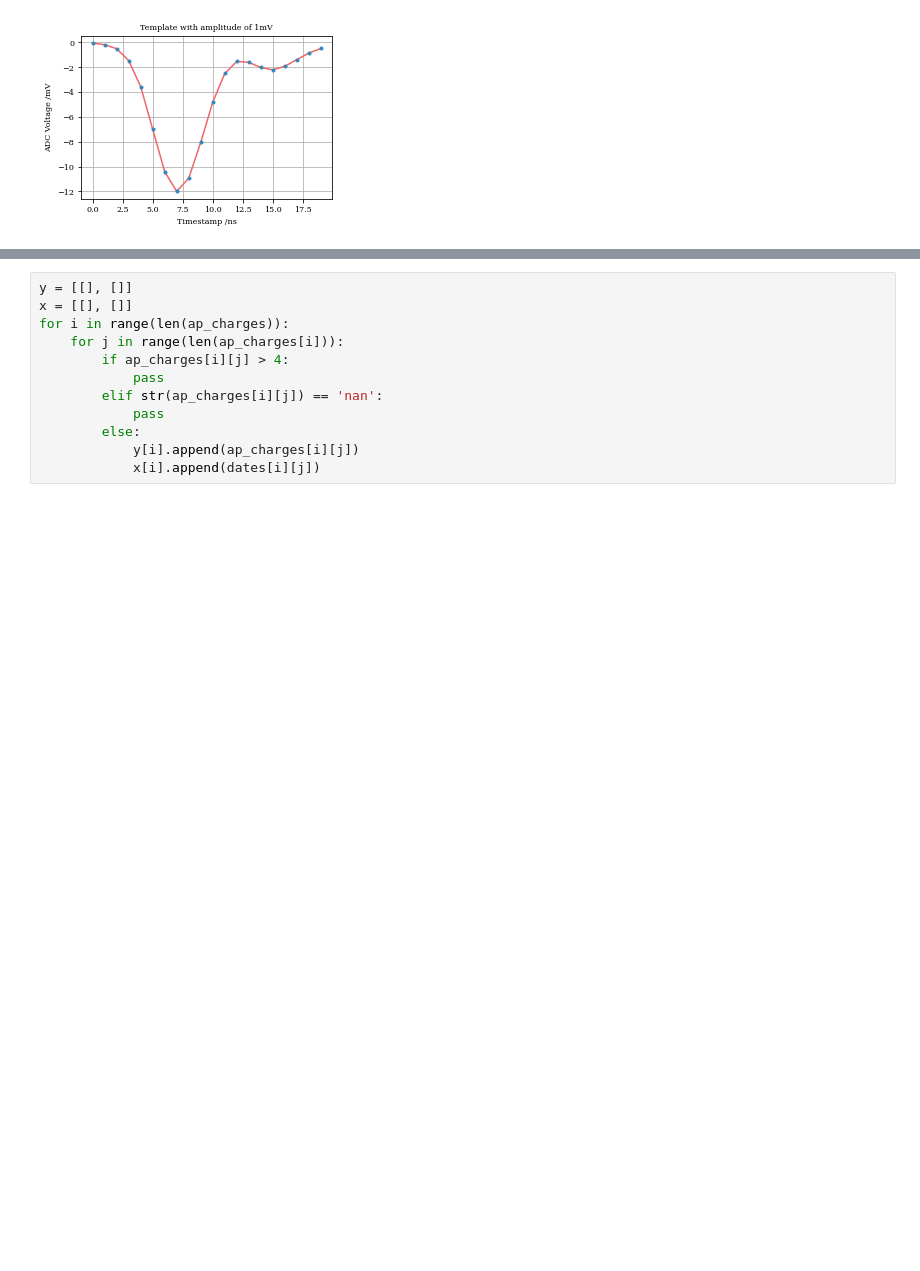
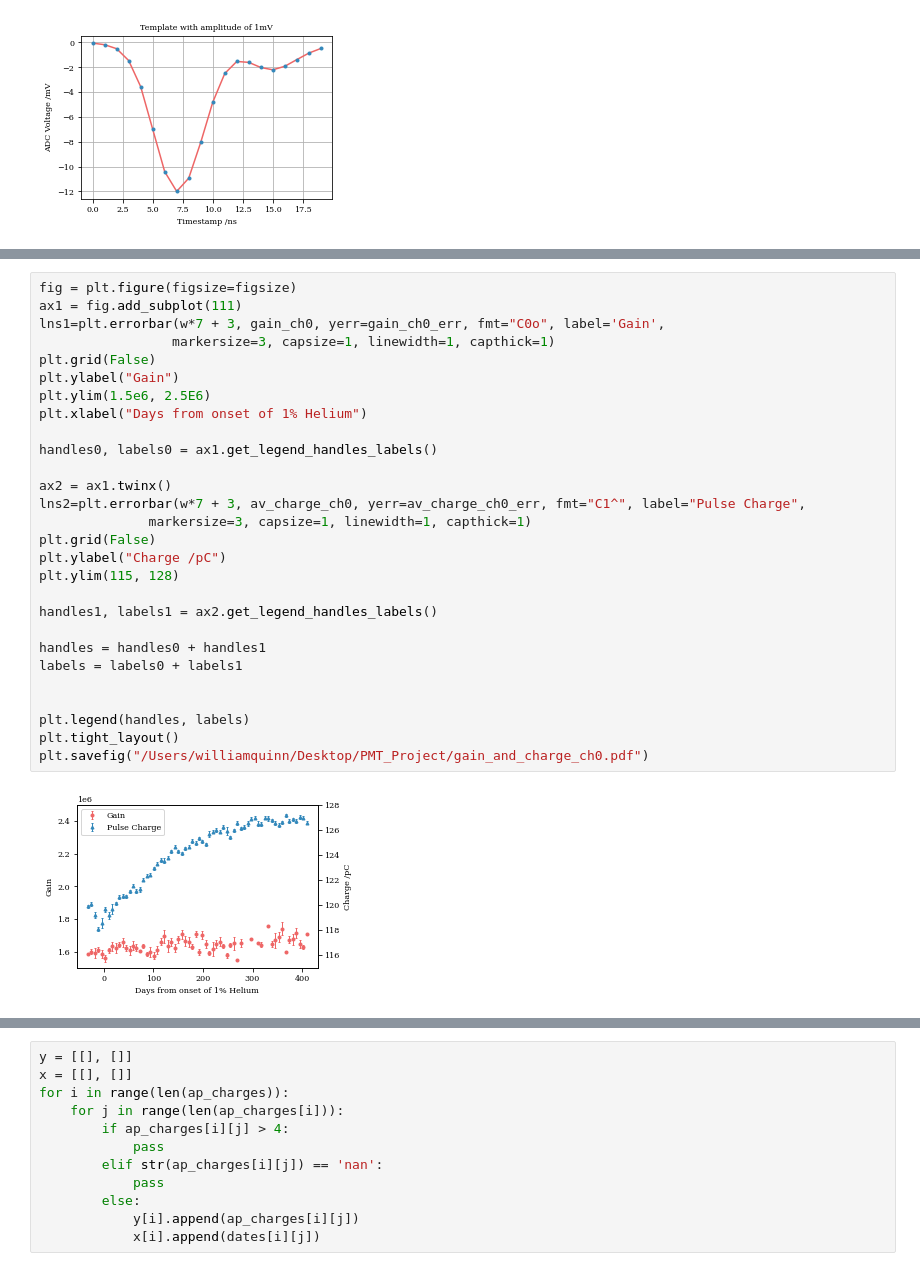
Before and after one commit to SuperNEMO-DBD/PMT-ShapeAnalysis, a Jupyter notebook: pmt_he_study/summary_files/notebooks/ap_charge.ipynb, the cells around one changed output, grey strips where cells are left out. Cells and saved outputs as stored; diff of their text form; blank space fills up the shorter version.

```diff
--- a/pmt_he_study/summary_files/notebooks/ap_charge.ipynb
+++ b/pmt_he_study/summary_files/notebooks/ap_charge.ipynb
@@ -107,3 +139,33 @@ plt.tight_layout()
+# %%
+fig = plt.figure(figsize=figsize)
+ax1 = fig.add_subplot(111)
+lns1=plt.errorbar(w*7 + 3, gain_ch0, yerr=gain_ch0_err, fmt="C0o", label='Gain',
+                 markersize=3, capsize=1, linewidth=1, capthick=1)
+plt.grid(False)
+plt.ylabel("Gain")
+plt.ylim(1.5e6, 2.5E6)
+plt.xlabel("Days from onset of 1% Helium")
+
+handles0, labels0 = ax1.get_legend_handles_labels()
+
+ax2 = ax1.twinx()
+lns2=plt.errorbar(w*7 + 3, av_charge_ch0, yerr=av_charge_ch0_err, fmt="C1^", label="Pulse Charge",
+              markersize=3, capsize=1, linewidth=1, capthick=1)
+plt.grid(False)
+plt.ylabel("Charge /pC")
+plt.ylim(115, 128)
+
+handles1, labels1 = ax2.get_legend_handles_labels()
+
+handles = handles0 + handles1
+labels = labels0 + labels1
+
+
+plt.legend(handles, labels)
+plt.tight_layout()
+plt.savefig("/Users/williamquinn/Desktop/PMT_Project/gain_and_charge_ch0.pdf")
+# %% [output]
+[figure, added]
 # %%
 topology = [2, 1]
 pmt_array = PMT_Array(topology, "summary")
```
Also changed, not shown: parts of 6 cells of this notebook, 8 other files.
